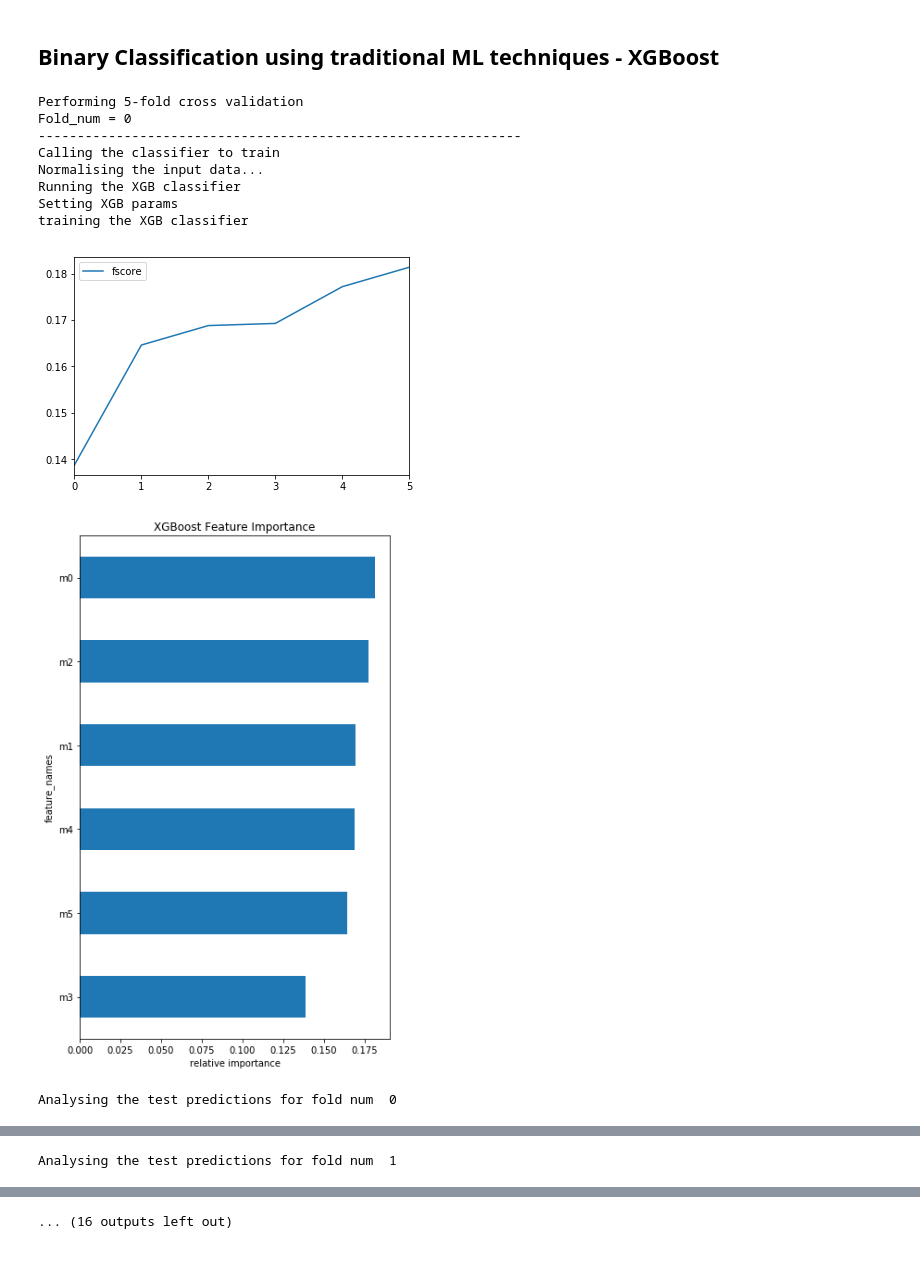
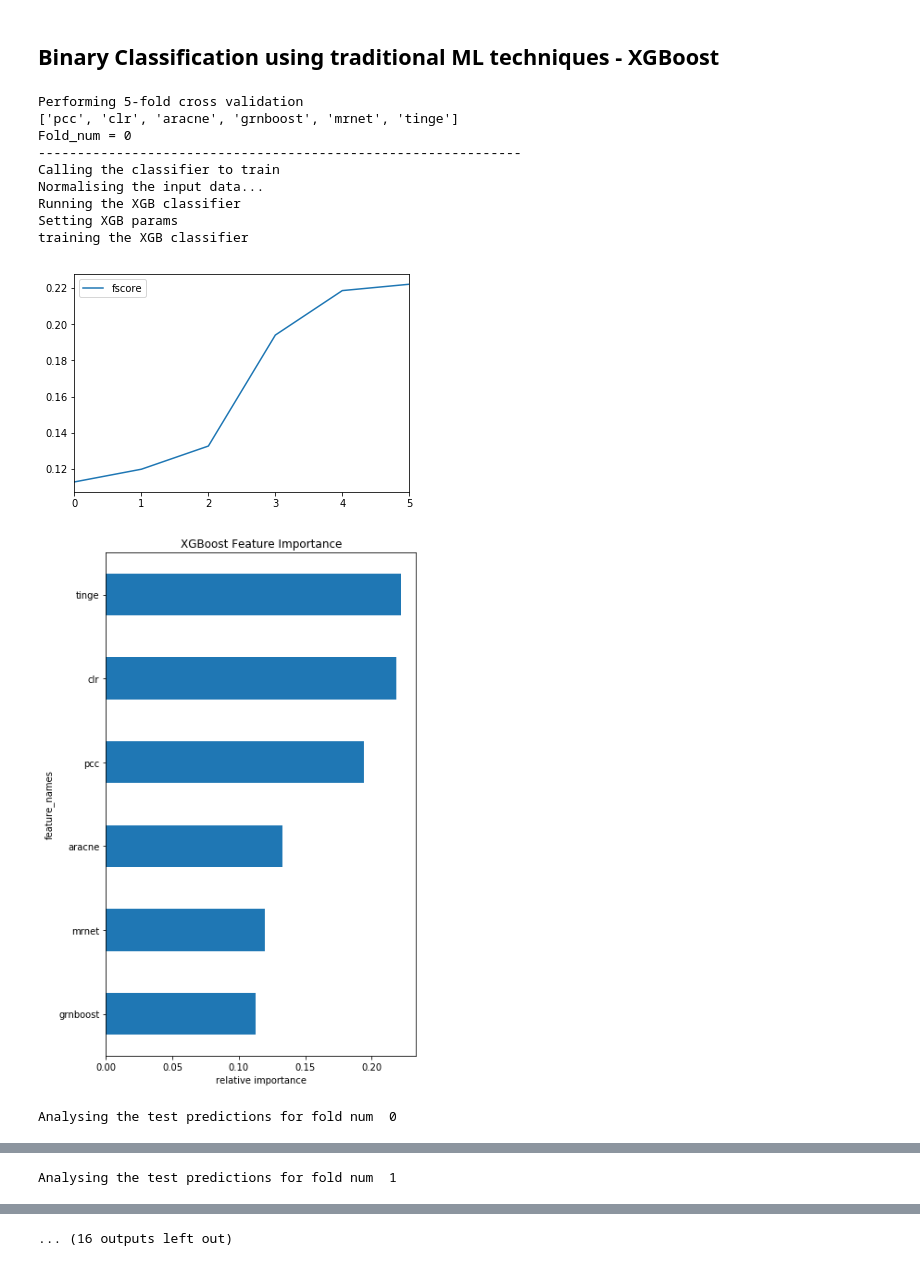
Before and after one commit to AluruLab/EnGRaiN, a Jupyter notebook: ensemble_arabidopsis_ML.ipynb, the cells around one changed output, grey strips where cells are left out. Drawn from its saved outputs; the diff is of its cells as text; code cells hidden in the pictures.

Commit message:
ensemble ML working for yeast

```diff
--- a/ensemble_arabidopsis_ML.ipynb
+++ b/ensemble_arabidopsis_ML.ipynb
@@ -50,0 +52,2 @@ y = np.random.choice([0, 1], size=E, p=[.9, .1]) # percentage labels
+# %%
+df = pd.read_csv('data/yeast-edge-weights-v2.csv', sep=',')
@@ -51,3 +83,15 @@ y = np.random.choice([0, 1], size=E, p=[.9, .1]) # percentage labels
+# %%
+allOnes = df[df['prediction']==1]
+allZeros = df[df['prediction']==0]
+numOnes = len(allOnes)
+numZeros = len(allZeros)
+trainPTS = 20000 # train + valid
+testPTS = 200000 # test
+# choose 20K points for training
+# Randomly choose 200K points for testing
+# evenly divide the ones among train/test
+df_train = pd.concat([allOnes[:numOnes//2], allZeros[:trainPTS]], ignore_index=True)
+df_test = pd.concat([allOnes[numOnes//2:], allZeros[trainPTS: trainPTS+testPTS]], ignore_index=True)
 # %% [markdown]
 ## Visualizing the data
 Sometimes it can be helpful, so why not!
@@ -150,0 +181,9 @@ t-SNE: 2.5 sec
+# %%
+# Visualize the train data: 1500 points
+colFeats = [c for c in df_train.columns if c not in ['prediction', 'edge']]
+
+Xviz = np.array(df_train[colFeats])
+yviz = np.array(df_train['prediction'])
+vizPTS = np.random.choice(len(Xviz), 1500)
+#print(Xviz[:vizPTS, :].shape, len(yviz[:vizPTS]), sum(yviz[:vizPTS]))
+visual2D(Xviz[vizPTS, :], yviz[vizPTS])
@@ -392,23 +460,26 @@ def pandas_classifier(df, runXGB, K=5):
 # %%
 # Convert data to pandas before passing
 np.random.seed(15)
 random.seed(15)
-df_X = pd.DataFrame(X, columns=['m'+str(i) for i in range(6)])
-df_y = pd.DataFrame(pd.Series(y, name='label'))
-df = pd.concat([df_X, df_y], axis=1)
+# df_X = pd.DataFrame(X, columns=[c for c in df.columns if c!='prediction'])
+# df_y = pd.DataFrame(pd.Series(y, name='label'))
+# df_train = pd.concat([df_X, df_y], axis=1)
+# df_test
+
 #print(df_classifier, df)
 #print(df.columns)
 
-pandas_classifier(df, 1)
+pandas_classifier(df_train, df_test, 1)
 # %% [output]
 Performing 5-fold cross validation
+['pcc', 'clr', 'aracne', 'grnboost', 'mrnet', 'tinge']
 Fold_num = 0
 --------------------------------------------------------------
 Calling the classifier to train
 Normalising the input data...
 Running the XGB classifier
 Setting XGB params
 training the XGB classifier
-[figure, old version]
+[figure, new version]
-[figure, old version]
+[figure, new version]
 Analysing the test predictions for fold num  0
```
Also changed, not shown: parts of 10 cells of this notebook.
